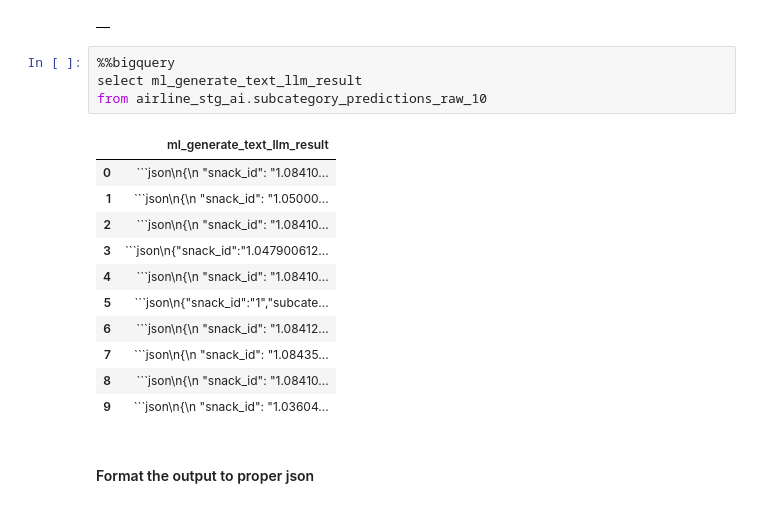
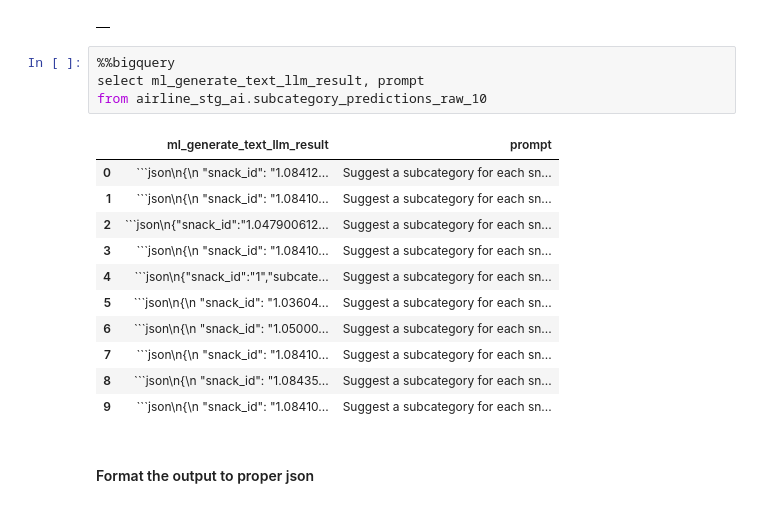
Before and after one commit to cs329e-spring2024/snippets, a Jupyter notebook: p9_data-enrichment.ipynb, the cells around one changed output. Saved outputs shown, nothing was run; the diff lists cells and outputs as text.

````diff
--- a/p9_data-enrichment.ipynb
+++ b/p9_data-enrichment.ipynb
@@ -92,20 +92,20 @@ create or replace table airline_stg_ai.subcategory_predictions_raw_10 as
 |  |
 # %%
 %%bigquery
-select ml_generate_text_llm_result
+select ml_generate_text_llm_result, prompt
 from airline_stg_ai.subcategory_predictions_raw_10
 # %% [output]
-|  | ml_generate_text_llm_result |
-| 0 | ```json\n{\n "snack_id": "1.08410... |
-| 1 | ```json\n{\n "snack_id": "1.05000... |
-| 2 | ```json\n{\n "snack_id": "1.08410... |
-| 3 | ```json\n{"snack_id":"1.047900612... |
-| 4 | ```json\n{\n "snack_id": "1.08410... |
-| 5 | ```json\n{"snack_id":"1","subcate... |
-| 6 | ```json\n{\n "snack_id": "1.08412... |
-| 7 | ```json\n{\n "snack_id": "1.08435... |
-| 8 | ```json\n{\n "snack_id": "1.08410... |
-| 9 | ```json\n{\n "snack_id": "1.03604... |
+|  | ml_generate_text_llm_result | prompt |
+| 0 | ```json\n{\n "snack_id": "1.08412... | Suggest a subcategory for each sn... |
+| 1 | ```json\n{\n "snack_id": "1.08410... | Suggest a subcategory for each sn... |
+| 2 | ```json\n{"snack_id":"1.047900612... | Suggest a subcategory for each sn... |
+| 3 | ```json\n{\n "snack_id": "1.08410... | Suggest a subcategory for each sn... |
+| 4 | ```json\n{"snack_id":"1","subcate... | Suggest a subcategory for each sn... |
+| 5 | ```json\n{\n "snack_id": "1.03604... | Suggest a subcategory for each sn... |
+| 6 | ```json\n{\n "snack_id": "1.05000... | Suggest a subcategory for each sn... |
+| 7 | ```json\n{\n "snack_id": "1.08410... | Suggest a subcategory for each sn... |
+| 8 | ```json\n{\n "snack_id": "1.08435... | Suggest a subcategory for each sn... |
+| 9 | ```json\n{\n "snack_id": "1.08410... | Suggest a subcategory for each sn... |
 # %% [markdown]
 #### Format the output to proper json
 # %%
````
Also changed, not shown: parts of 35 cells of this notebook.
